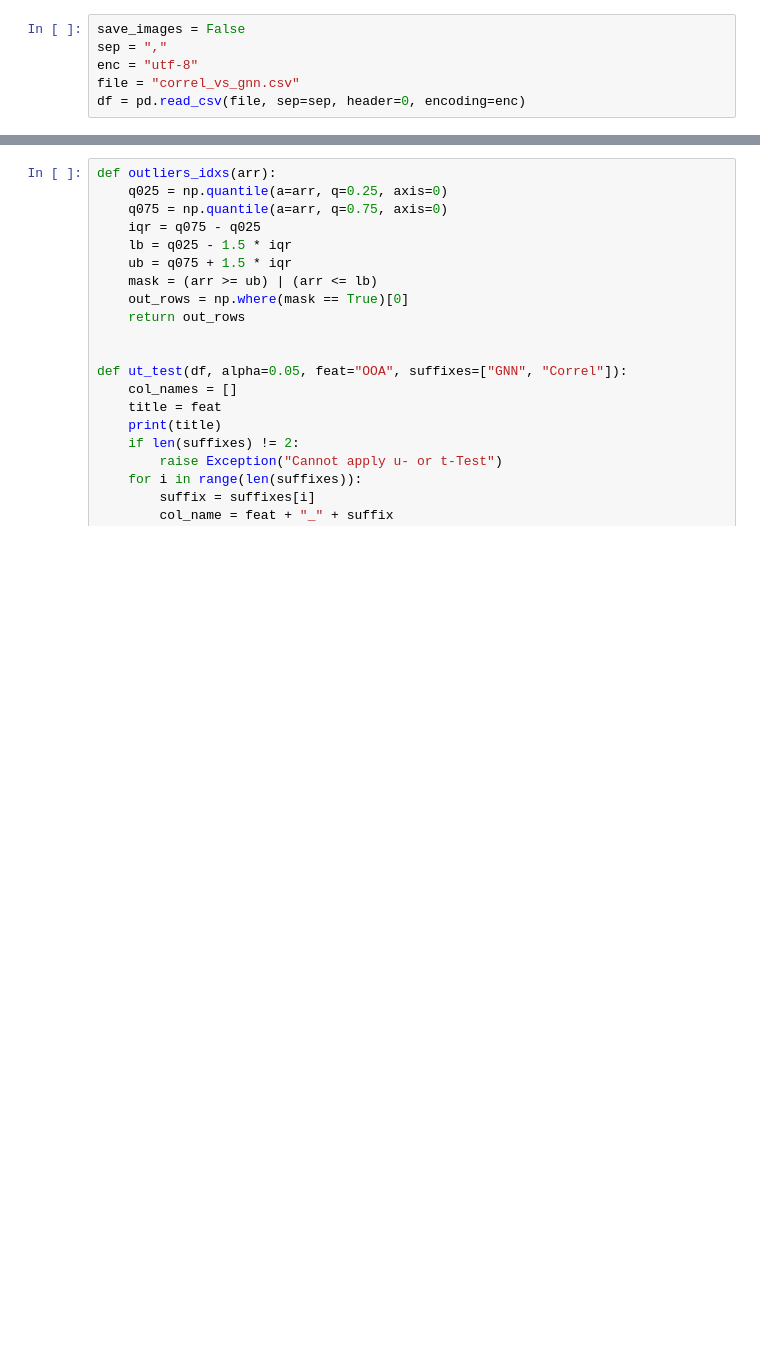
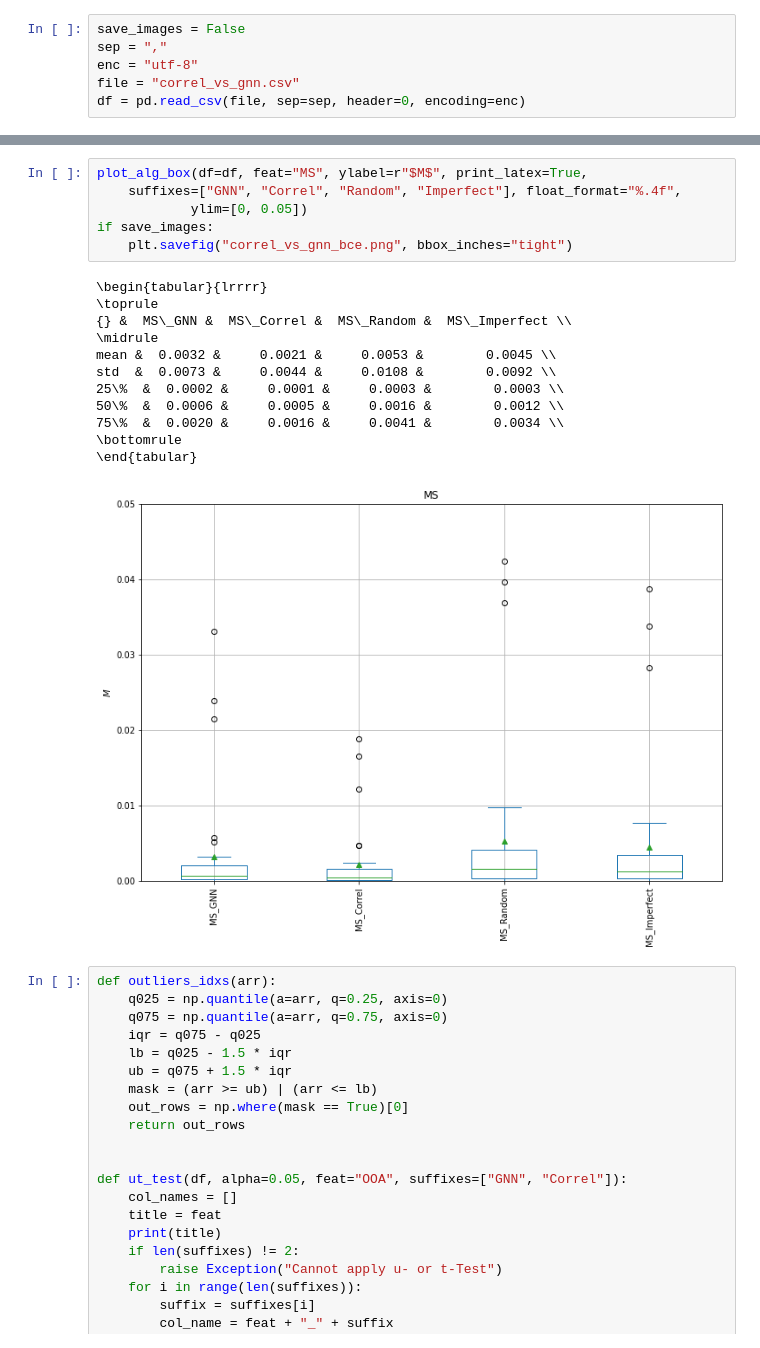
Before and after one commit to mati3230/ODA, a Jupyter notebook: correl_vs_gnn.ipynb, the cells around one changed output, grey strips where cells are left out. Cells and saved outputs as stored; diff of their text form; blank space fills up the shorter version.

```diff
--- a/correl_vs_gnn.ipynb
+++ b/correl_vs_gnn.ipynb
@@ -86,3 +87,22 @@ std  &     0.20 &        1.09 \\
+# %%
+plot_alg_box(df=df, feat="MS", ylabel=r"$M$", print_latex=True,
+    suffixes=["GNN", "Correl", "Random", "Imperfect"], float_format="%.4f",
+            ylim=[0, 0.05])
+if save_images:
+    plt.savefig("correl_vs_gnn_bce.png", bbox_inches="tight")
+# %% [output]
+\begin{tabular}{lrrrr}
+\toprule
+{} &  MS\_GNN &  MS\_Correl &  MS\_Random &  MS\_Imperfect \\
+\midrule
+mean &  0.0032 &     0.0021 &     0.0053 &        0.0045 \\
+std  &  0.0073 &     0.0044 &     0.0108 &        0.0092 \\
+25\%  &  0.0002 &     0.0001 &     0.0003 &        0.0003 \\
+50\%  &  0.0006 &     0.0005 &     0.0016 &        0.0012 \\
+75\%  &  0.0020 &     0.0016 &     0.0041 &        0.0034 \\
+\bottomrule
+\end{tabular}
+[figure, added]
 # %%
 def outliers_idxs(arr):
     q025 = np.quantile(a=arr, q=0.25, axis=0)
```
Also changed, not shown: parts of 7 cells of this notebook, 3 other files.
